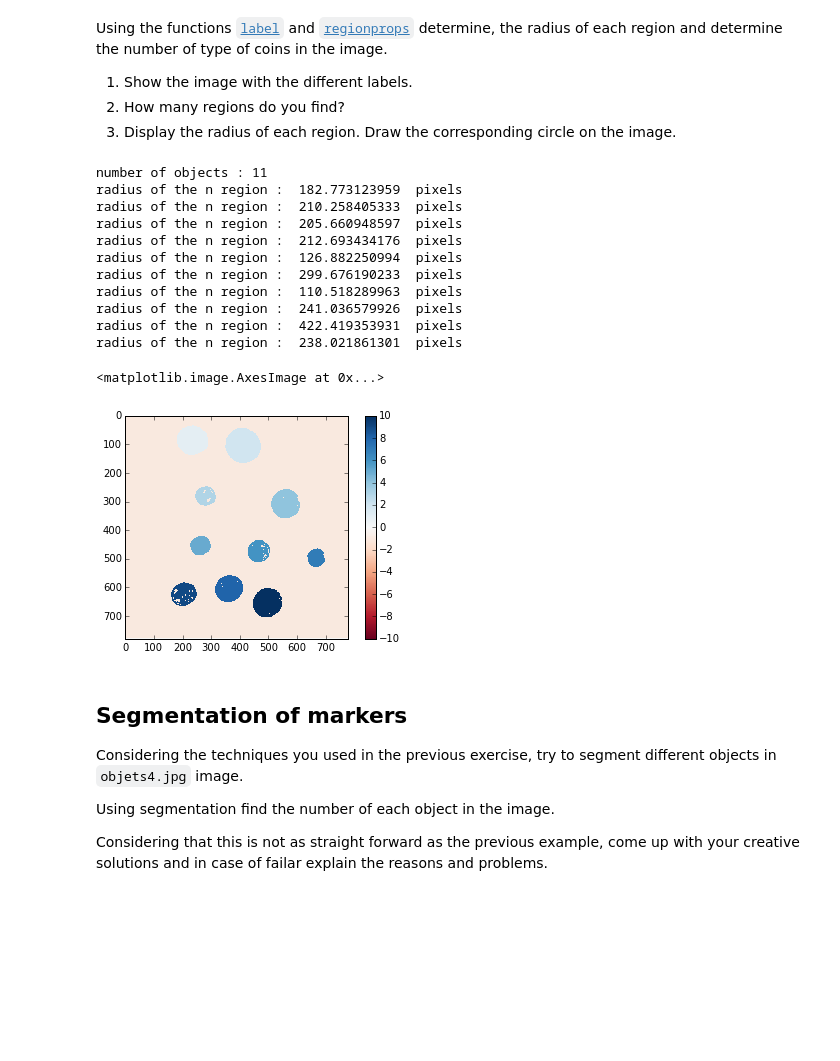
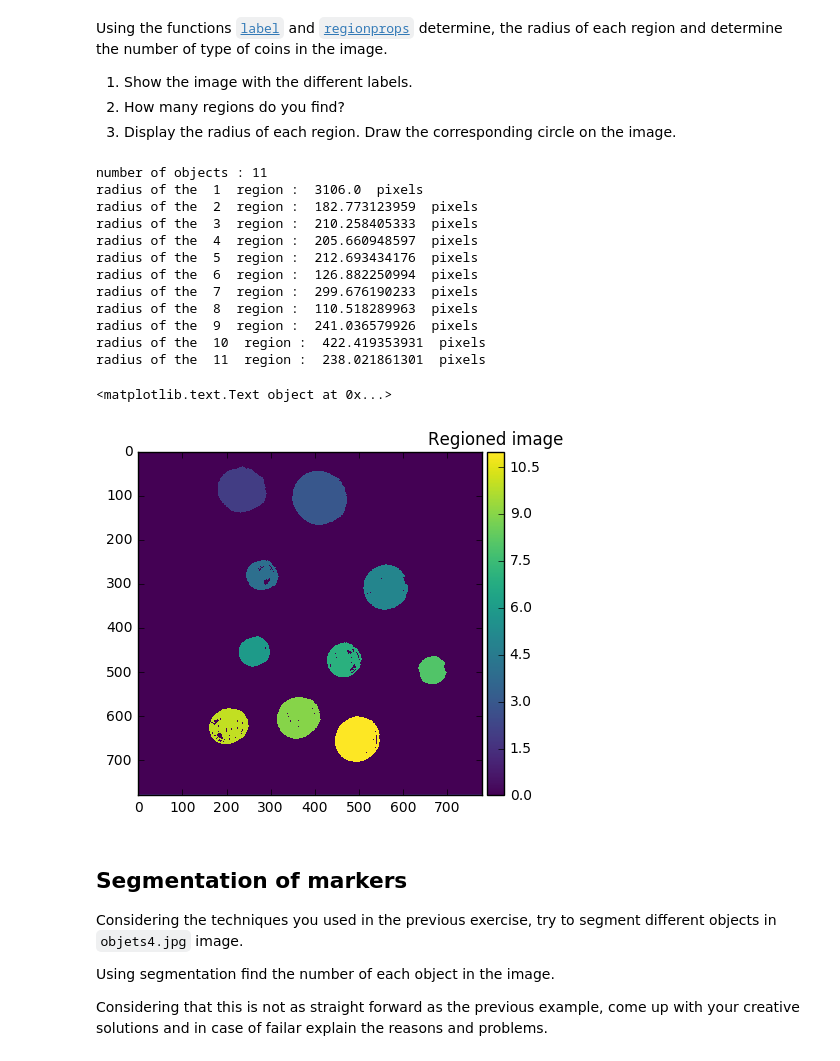
Before and after one commit to savinienb/B31XB-IIP-TP-1617, a Jupyter notebook: 5-segmentation/segmentation.ipynb, the cells around one changed output. Drawn from its saved outputs; the diff is of its cells as text; code cells hidden in the pictures; blank space fills up the shorter version.

```diff
--- a/5-segmentation/segmentation.ipynb
+++ b/5-segmentation/segmentation.ipynb
@@ -83,37 +85,39 @@ Using the functions [`label`](http://scikit-image.org/docs/stable/api/skimage.me
 1. Display the radius of each region. Draw the corresponding circle on the image.
 # %%
 
-from skimage.segmentation import clear_border
 from skimage.measure import label
-from skimage.color import label2rgb
-from skimage import morphology
-from PIL import Image
-import PIL.ImageOps
 
 
-[label_im,label_num]=label(open_im,background = True, return_num = True)
+[label_im,label_num]=label(open_im,background = True, return_num = True) #label the regions
+
+region_pro=regionprops(label_im,intensity_image=None, cache=True)#extract the property of each region (size,area ...)
 
 
-region_pro=regionprops(label_im,intensity_image=None, cache=True)
-print ("number of objects :",label_num)
+print ("number of objects :",label_num) #print the number of region (number of object + backgroung)
+
+number=0
 for region in region_pro:
-       print("radius of the n region : ", region.perimeter/2 ," pixels")
+       number=number+1
+       print("radius of the ", number , " region : ", region.perimeter/2 ," pixels") #print the perimeter of each regions
 
-imshow(label_im)
+plt.figure
+imshow(label_im) #show the labelled image
+plt.title("Regioned image")
 # %% [output]
 number of objects : 11
-radius of the n region :  182.773123959  pixels
-radius of the n region :  210.258405333  pixels
-radius of the n region :  205.660948597  pixels
-radius of the n region :  212.693434176  pixels
-radius of the n region :  126.882250994  pixels
-radius of the n region :  299.676190233  pixels
-radius of the n region :  110.518289963  pixels
-radius of the n region :  241.036579926  pixels
-radius of the n region :  422.419353931  pixels
-radius of the n region :  238.021861301  pixels
+radius of the  1  region :  3106.0  pixels
+radius of the  2  region :  182.773123959  pixels
+radius of the  3  region :  210.258405333  pixels
+radius of the  4  region :  205.660948597  pixels
+radius of the  5  region :  212.693434176  pixels
+radius of the  6  region :  126.882250994  pixels
+radius of the  7  region :  299.676190233  pixels
+radius of the  8  region :  110.518289963  pixels
+radius of the  9  region :  241.036579926  pixels
+radius of the  10  region :  422.419353931  pixels
+radius of the  11  region :  238.021861301  pixels
-<matplotlib.image.AxesImage at 0x...>
+<matplotlib.text.Text object at 0x...>
-[figure, old version]
+[figure, new version]
 # %% [markdown]
 ## Segmentation of markers
 
```
Also changed, not shown: parts of 6 cells of this notebook.
